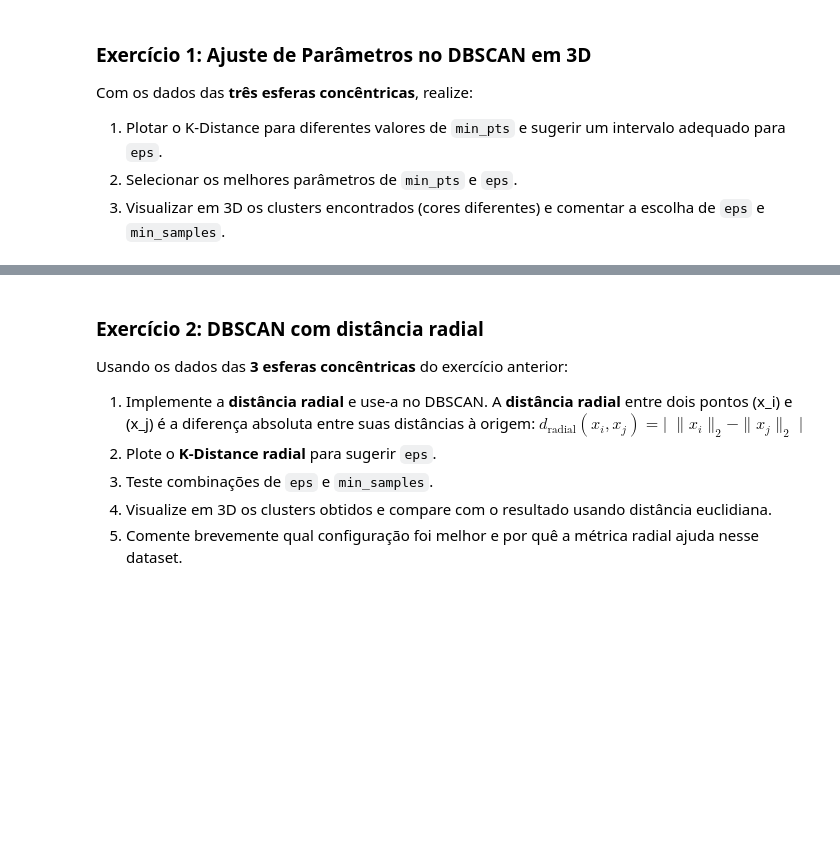
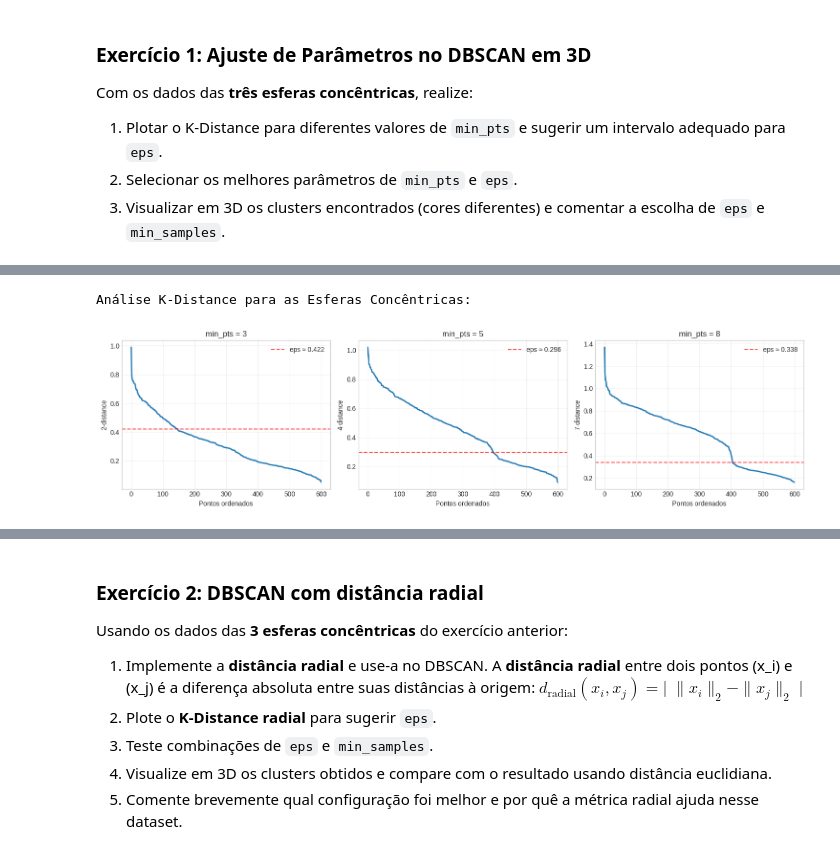
Before and after one commit to jonas07br/AM---ATT--PYTHON, a Jupyter notebook: 04 - DBSCAN.ipynb, the cells around one changed output, grey strips where cells are left out. Drawn from its saved outputs; the diff is of its cells as text; code cells hidden in the pictures; blank space fills up the shorter version.

```diff
--- a/04 - DBSCAN.ipynb
+++ b/04 - DBSCAN.ipynb
@@ -668,0 +499,70 @@ fig.show()
+# %%
+# SOLUÇÃO DO EXERCÍCIO 1: Ajuste de Parâmetros no DBSCAN em 3D
+
+# 1. Plotar o K-Distance para diferentes valores de min_pts
+from sklearn.neighbors import NearestNeighbors
+
+def plot_k_distance_3d(X, min_pts_values, title="K-Distance Plots para dados 3D"):
+    """Plota múltiplos K-Distance plots para diferentes min_pts"""
+    fig, axes = plt.subplots(1, len(min_pts_values), figsize=(15, 4))
+    if len(min_pts_values) == 1:
+        axes = [axes]
+
+    suggested_eps = []
+
+    for i, min_pts in enumerate(min_pts_values):
+        k = int(min_pts - 1)
+
+        # Calcular K-distances
+        nn = NearestNeighbors(n_neighbors=k+1, metric="euclidean")
+        nn.fit(X)
+        distances, _ = nn.kneighbors(X)
+
+        kth_distances = distances[:, k]
+        k_distances_sorted = np.sort(kth_distances)[::-1]  # ordem decrescente
+
+        # Plot
+        axes[i].plot(range(len(k_distances_sorted)), k_distances_sorted, linewidth=2)
+        axes[i].set_xlabel("Pontos ordenados")
+        axes[i].set_ylabel(f"{k}-distance")
+        axes[i].set_title(f"min_pts = {min_pts}")
+        axes[i].grid(True, alpha=0.3)
+
+        # Encontrar o "cotovelo" usando o método da curvatura
+        # Simplificado: ponto onde a derivada segunda é máxima
+        if len(k_distances_sorted) > 10:
+            # Calcular gradiente
+            grad = np.gradient(k_distances_sorted)
+            grad2 = np.gradient(grad)
+
+            # Encontrar ponto de máxima curvatura (próximo ao cotovelo)
+            # Ignorar os primeiros e últimos 10% dos pontos
+            start_idx = len(k_distances_sorted) // 10
+            end_idx = len(k_distances_sorted) - start_idx
+
+            if start_idx < end_idx:
+                cotovelo_idx = start_idx + np.argmax(np.abs(grad2[start_idx:end_idx]))
+                eps_sugerido = k_distances_sorted[cotovelo_idx]
+                suggested_eps.append(eps_sugerido)
+
+                # Marcar o cotovelo no gráfico
+                axes[i].axhline(y=eps_sugerido, color='red', linestyle='--', alpha=0.7,
+                               label=f'eps ≈ {eps_sugerido:.3f}')
+                axes[i].legend()
+            else:
+                suggested_eps.append(None)
+        else:
+            suggested_eps.append(None)
+
+    plt.tight_layout()
+    plt.show()
+
+    return suggested_eps
+
+# Testar diferentes valores de min_pts
+min_pts_values = [3, 5, 8]
+print("Análise K-Distance para as Esferas Concêntricas:")
+suggested_eps = plot_k_distance_3d(X_spheres, min_pts_values)
+# %% [output]
+Análise K-Distance para as Esferas Concêntricas:
+[figure, added]
```
Also changed, not shown: parts of 33 cells of this notebook, 3 other files.
